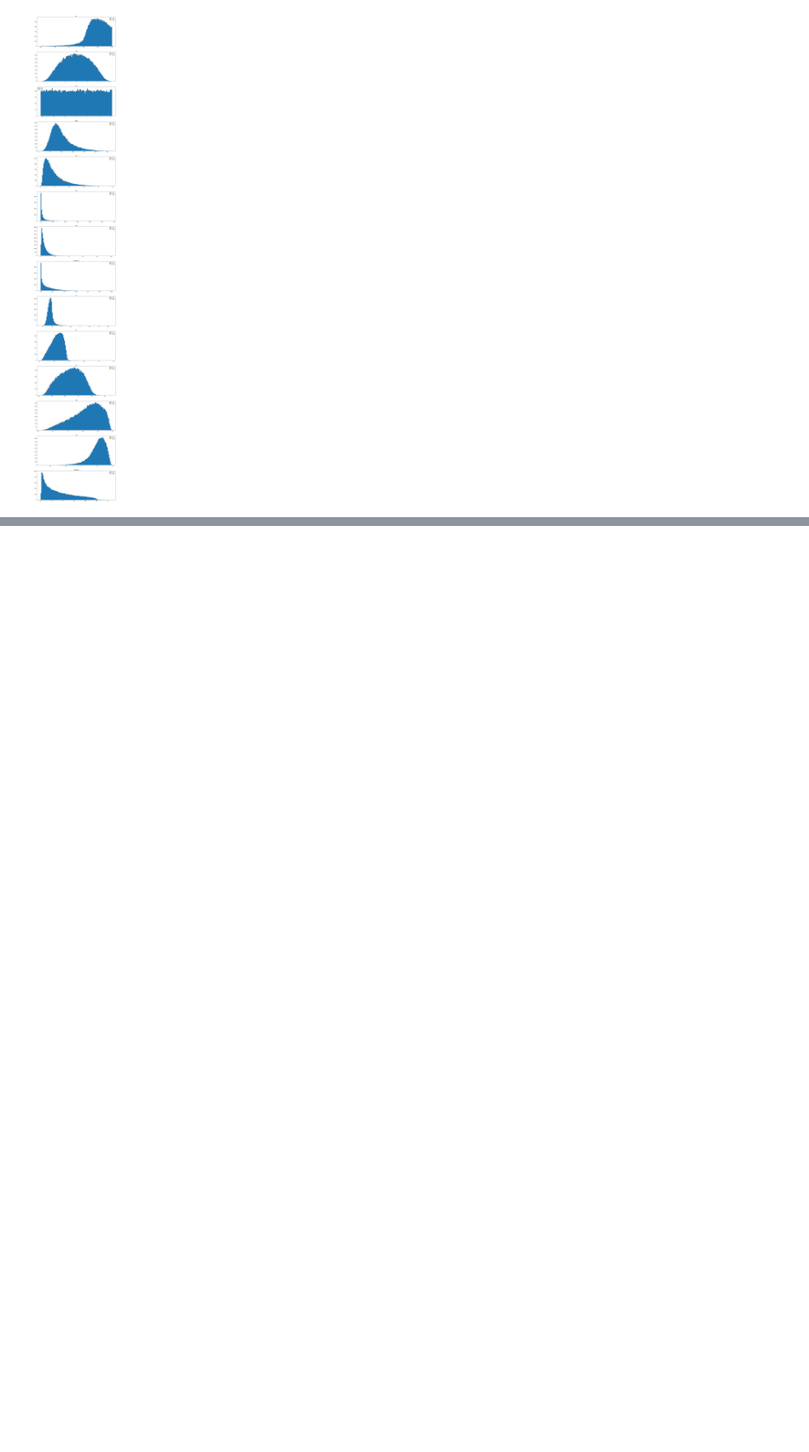
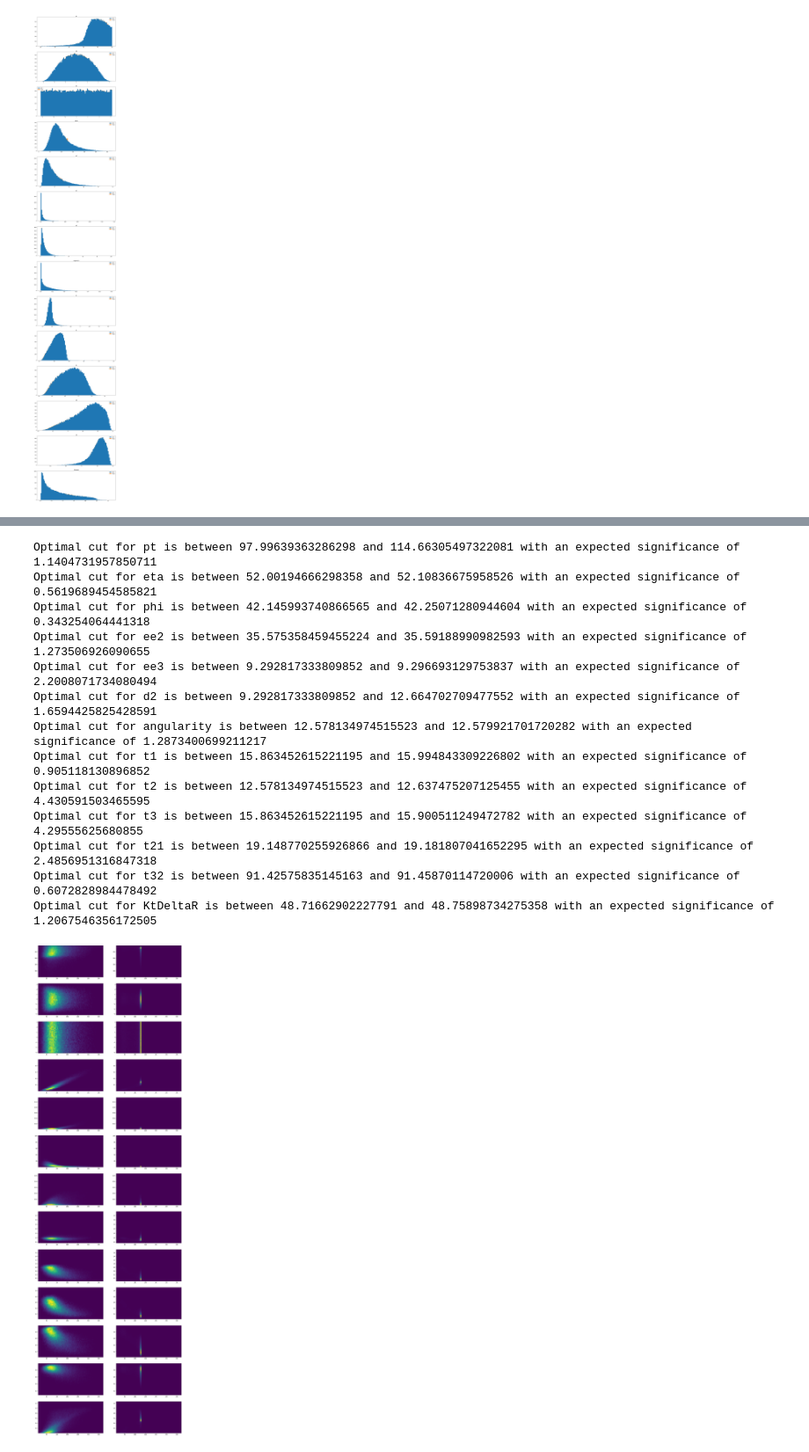
Before and after one commit to jarods00/PHYS434, a Jupyter notebook: Lab 7 & 8.ipynb, the cells around one changed output, grey strips where cells are left out. Shown at 88% size. Saved outputs shown, nothing was run; the diff lists cells and outputs as text; code cells hidden in the pictures; blank space fills up the shorter version.

```diff
--- a/Lab 7 & 8.ipynb
+++ b/Lab 7 & 8.ipynb
@@ -428,0 +506,78 @@ t3 around maximum of Higgs graph:
+# %%
+fig, ax = plt.subplots(13,2, figsize = (20,70))
+fig2, ax2 = plt.subplots(13, 2, figsize = (20,70))
+
+mass_lower = qcd['mass'].min()
+mass_upper = qcd['mass'].max()
+
+bin_size = 30
+
+j = 0
+for key in qcd:
+    if key != "mass":
+
+#         print(key)
+
+
+        # For cuts
+        lower_val = qcd[key].min()
+        upper_val = qcd[key].max()
+
+        hist_qcd = ax[j, 0].hist2d(qcd['mass'], qcd[key], bins = [95, bin_size], range = [[mass_lower, mass_upper], [lower_val, upper_val]], density = False)
+        hist_higgs = ax[j, 1].hist2d(higgs['mass'], higgs[key], bins = [95, bin_size], range = [[mass_lower, mass_upper], [lower_val, upper_val]], density = False)
+
+
+        qcd_slice = hist_qcd[0][35]
+        higgs_slice = hist_higgs[0][35]
+
+        selected_qcd = ax2[j, 0].step(hist_qcd[2][0:bin_size], qcd_slice)
+        selected_higgs = ax2[j, 1].step(hist_higgs[2][0:bin_size],higgs_slice)
+        ax2[j,0].set_title("QCD " + key)
+        ax2[j,1].set_title("Higgs " + key)
+
+        qcd_weight = (20000 / 20100) * (100000 / np.sum(qcd_slice))
+        higgs_weight = (100 / 20100) * (100000 / np.sum(higgs_slice))
+
+
+
+        cut_sigs = []
+        for i in range(bin_size):
+            n_qcd = np.sum(qcd_slice[i]) * qcd_weight
+            n_higgs = np.sum(higgs_slice[i]) * higgs_weight
+            sig = stats.norm.ppf(stats.poisson.cdf(n_higgs + n_qcd, n_qcd, loc = 0))
+#             print(n_qcd, n_higgs, sig)
+            if sig != float('inf'):
+                cut_sigs.append(sig)
+            elif sig == float('inf'):
+                cut_sigs.append(0)
+
+        index_max = cut_sigs.index(max(cut_sigs))
+        print("Optimal cut for " + key + " is between " + str(hist_qcd[1][index_max]) + " and " + str(hist_qcd[1][index_max] + (upper_val / bin_size)) + " with an expected significance of " + str(cut_sigs[index_max]))
+
+
+        j = j + 1
+
+
+
+
+
+
+n_higgs = 100 / 100000
+n_qcd = 20000 / 100000
+qcd_weight = np.array([n_qcd] * len(qcd_slice))
+higgs_weight = np.array([n_higgs] * len(higgs_slice))
+# %% [output]
+Optimal cut for pt is between 97.99639363286298 and 114.66305497322081 with an expected significance of 1.1404731957850711
+Optimal cut for eta is between 52.00194666298358 and 52.10836675958526 with an expected significance of 0.5619689454585821
+Optimal cut for phi is between 42.145993740866565 and 42.25071280944604 with an expected significance of 0.343254064441318
+Optimal cut for ee2 is between 35.575358459455224 and 35.59188990982593 with an expected significance of 1.273506926090655
+Optimal cut for ee3 is between 9.292817333809852 and 9.296693129753837 with an expected significance of 2.2008071734080494
+Optimal cut for d2 is between 9.292817333809852 and 12.664702709477552 with an expected significance of 1.6594425825428591
+Optimal cut for angularity is between 12.578134974515523 and 12.579921701720282 with an expected significance of 1.2873400699211217
+Optimal cut for t1 is between 15.863452615221195 and 15.994843309226802 with an expected significance of 0.905118130896852
+Optimal cut for t2 is between 12.578134974515523 and 12.637475207125455 with an expected significance of 4.430591503465595
+Optimal cut for t3 is between 15.863452615221195 and 15.900511249472782 with an expected significance of 4.29555625680855
+Optimal cut for t21 is between 19.148770255926866 and 19.181807041652295 with an expected significance of 2.4856951316847318
+Optimal cut for t32 is between 91.42575835145163 and 91.45870114720006 with an expected significance of 0.6072828984478492
+Optimal cut for KtDeltaR is between 48.71662902227791 and 48.75898734275358 with an expected significance of 1.2067546356172505
+[figure, added]
```
Also changed, not shown: parts of 7 cells of this notebook.
